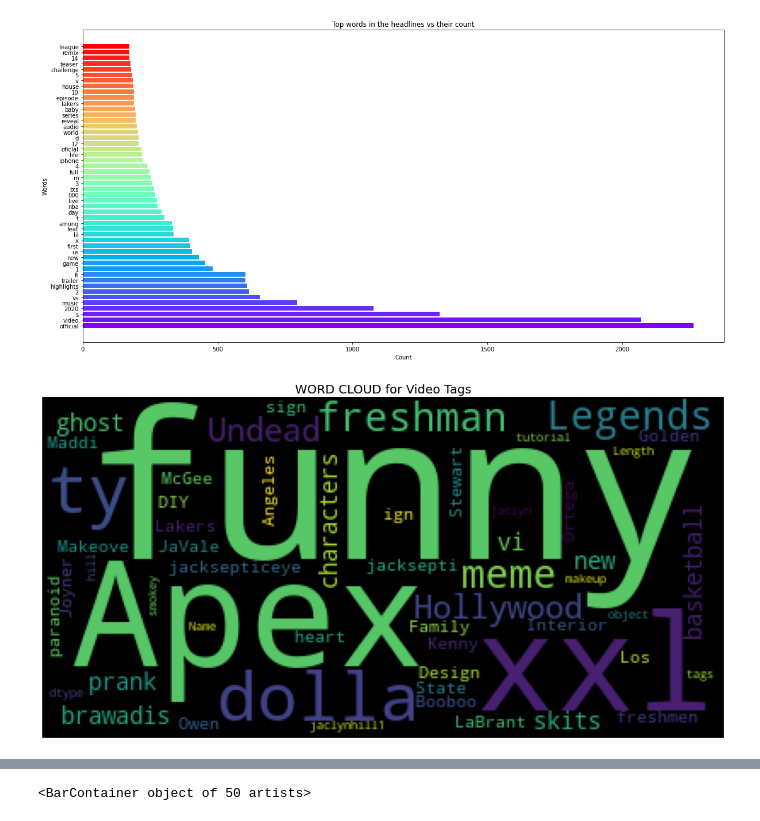
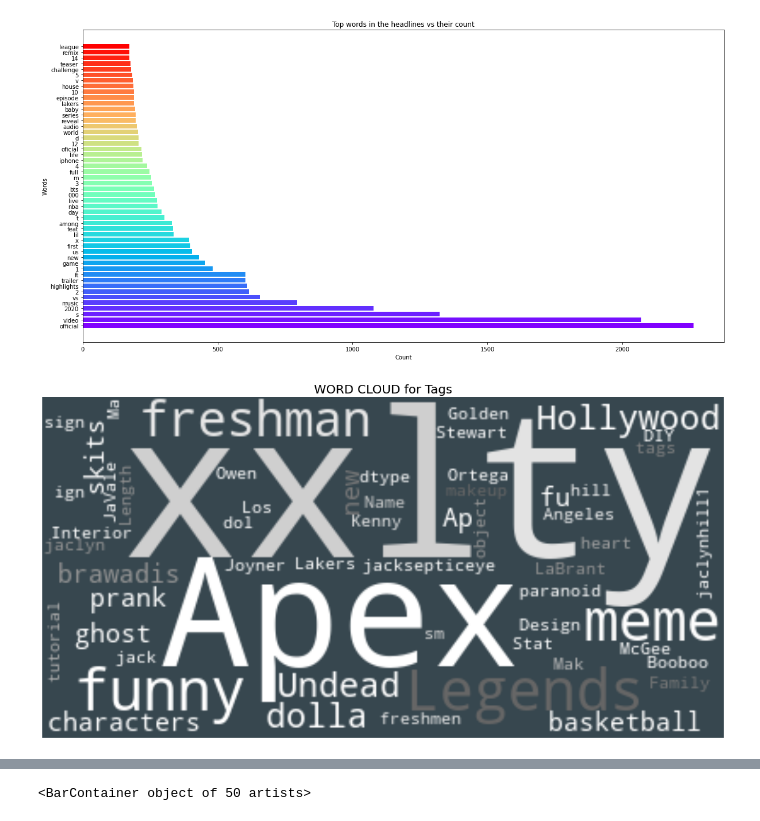
Before and after one commit to m677s345/EECS_731_SEMESTER_PROJECT_TRENDING, a Jupyter notebook: EECS_731__Semester_Project.ipynb, the cells around one changed output, grey strips where cells are left out. Cells and saved outputs as stored; diff of their text form; code cells hidden in the pictures.

```diff
--- a/EECS_731__Semester_Project.ipynb
+++ b/EECS_731__Semester_Project.ipynb
@@ -49,6 +49,20 @@ from nltk import pos_tag
 from nltk.stem.wordnet import WordNetLemmatizer
 from nltk.tokenize import word_tokenize
 from nltk.tokenize import TweetTokenizer
+# %%
+
+
+SMALL_SIZE = 10
+MEDIUM_SIZE = 12
+BIGGER_SIZE = 14
+
+plt.rc('font', size=SMALL_SIZE)          # controls default text sizes
+plt.rc('axes', titlesize=SMALL_SIZE)     # fontsize of the axes title
+plt.rc('axes', labelsize=MEDIUM_SIZE)    # fontsize of the x and y labels
+plt.rc('xtick', labelsize=SMALL_SIZE)    # fontsize of the tick labels
+plt.rc('ytick', labelsize=SMALL_SIZE)    # fontsize of the tick labels
+plt.rc('legend', fontsize=SMALL_SIZE)    # legend fontsize
+plt.rc('figure', titlesize=BIGGER_SIZE)  # fontsize of the figure title
 # %%
 df = pd.read_csv("/content/project_name/data/raw/US_youtube_trending_data.csv",header=0)
 # %%
@@ -344,3 +386,7 @@ plt.show()
 # %% [markdown]
 # Title and tag specific visuialization and frequency analysis
+# %%
+def grey_color_func(word, font_size, position, orientation, random_state=None,
+                    **kwargs):
+    return "hsl(0, 0%%, %d%%)" % random.randint(40, 200)
 # %%
@@ -394,22 +443,24 @@ plt.barh(words, counts, color=colors)
 # %%
 plt.figure(figsize = (20,20))
 
 stopwords = set(STOPWORDS)
 
 wordcloud = WordCloud(
-                      background_color = 'black',
+                      background_color = '#37474fff',
                       stopwords = stopwords,
                       max_words = 1000,
                       max_font_size = 120,
                       random_state = 42
                     ).generate(str(df['tags']))
 
-plt.imshow(wordcloud)
-plt.title('WORD CLOUD for Video Tags', fontsize = 20)
+#Plotting the word cloud
+default_colors = wordcloud.to_array(),
+plt.imshow(wordcloud.recolor(color_func=grey_color_func, random_state=3),interpolation="bilinear")
+plt.title("WORD CLOUD for Tags", fontsize = 20)
 plt.axis('off')
 plt.show()
 # %% [output]
-[figure, old version]
+[figure, new version]
 # %%
 all_tags = ' '.join(df['tags'].str.lower())
 
```
Also changed, not shown: parts of 57 cells of this notebook.
